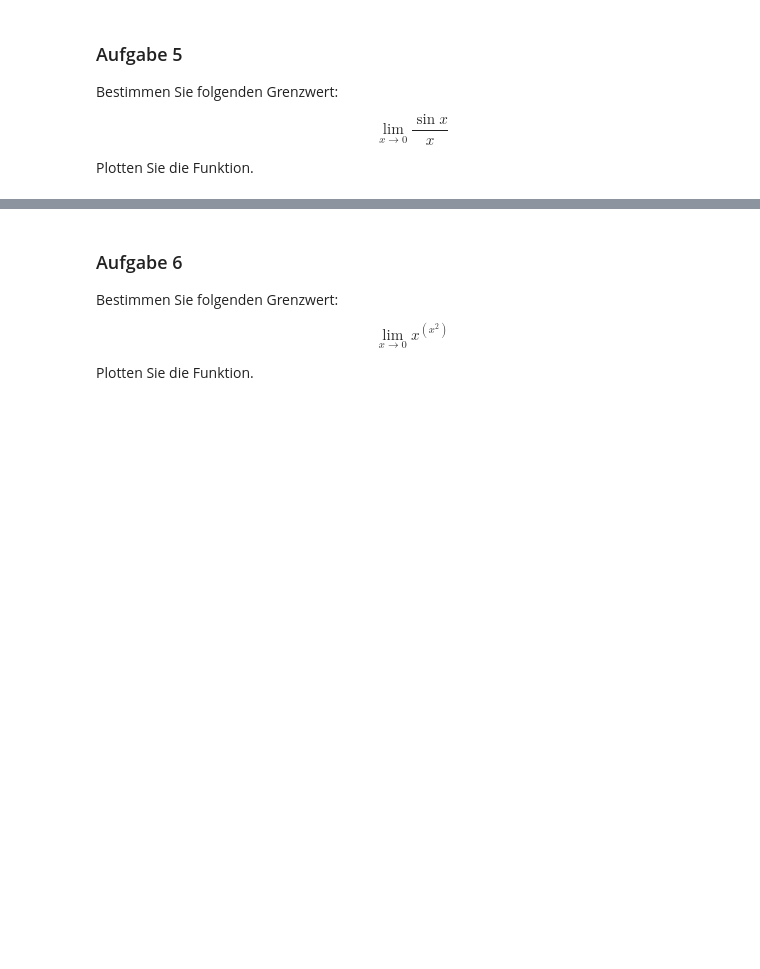
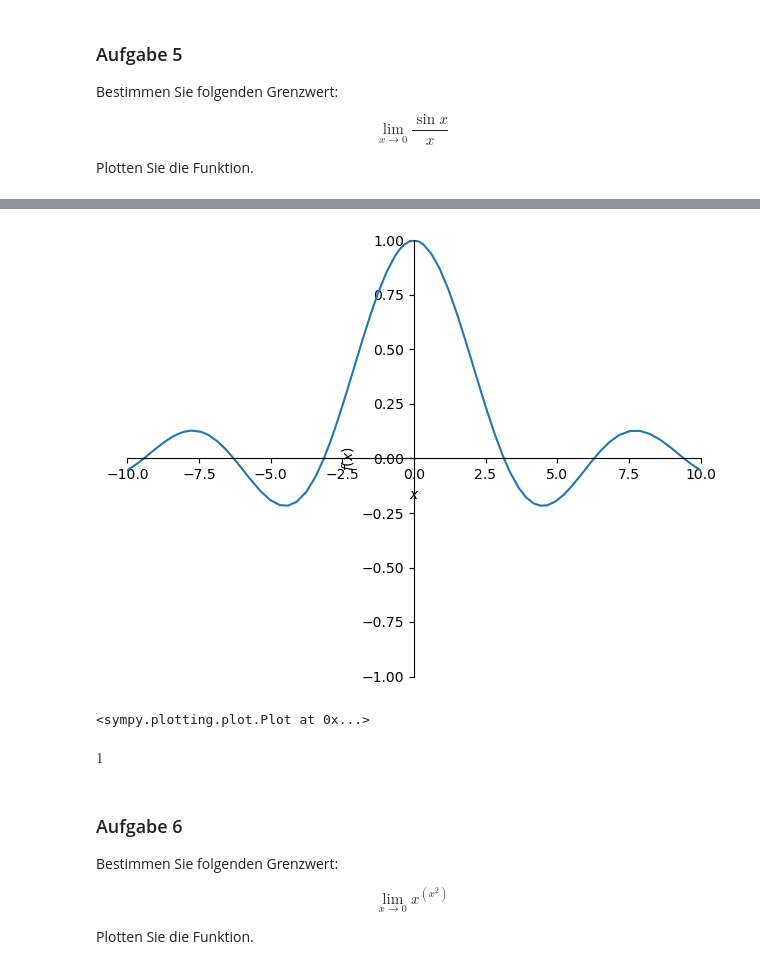
Before and after one commit to maixnor/uniwien, a Jupyter notebook: notebooks/Aufgabenblatt_4 .ipynb, the cells around one changed output, grey strips where cells are left out. Saved outputs shown, nothing was run; the diff lists cells and outputs as text; code cells hidden in the pictures; blank space fills up the shorter version.

```diff
--- a/notebooks/Aufgabenblatt_4 .ipynb
+++ b/notebooks/Aufgabenblatt_4 .ipynb
@@ -55,3 +105,14 @@ Plotten Sie die Funktion.
+# %%
+y = sin(x) / x
+
+plot(y, xlim=(-10,10), ylim=(-1,1))
+# %% [output]
+[figure, added]
+<sympy.plotting.plot.Plot at 0x...>
+# %%
+y.limit(x, 0)
+# %% [output]
+$\displaystyle 1$
 # %% [markdown]
 ### Aufgabe 6
 
```
Also changed, not shown: parts of 16 cells of this notebook, 2 other files.
